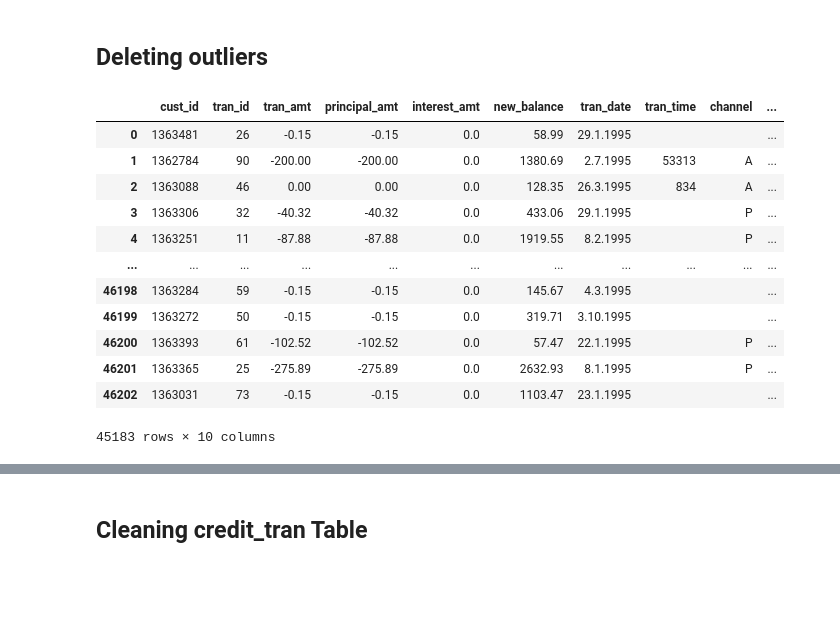
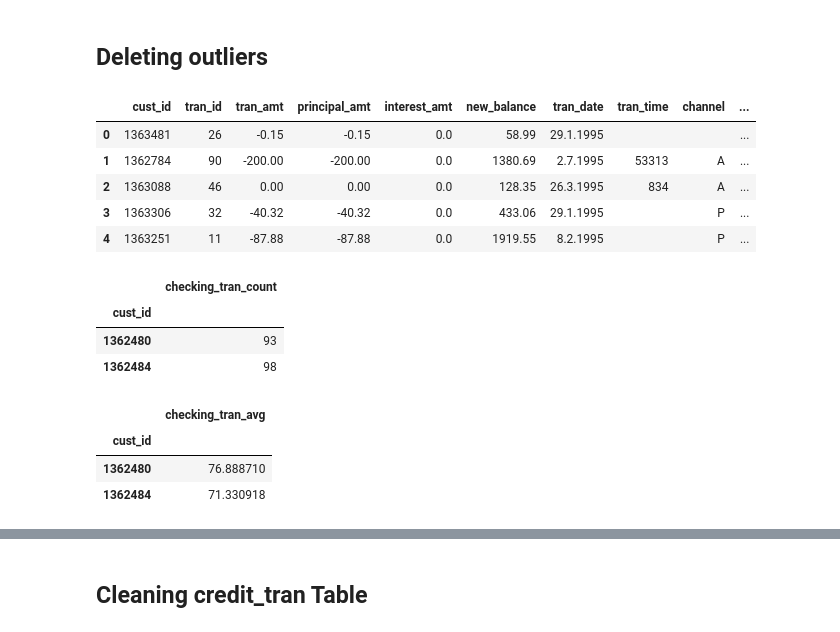
Before and after one commit to taaaraaa/Unsupervised-Learning, a Jupyter notebook: transactions table EDA.ipynb, the cells around one changed output, grey strips where cells are left out. Saved outputs shown, nothing was run; the diff lists cells and outputs as text; code cells hidden in the pictures; blank space fills up the shorter version.

```diff
--- a/transactions table EDA.ipynb
+++ b/transactions table EDA.ipynb
@@ -217,18 +233,11 @@ Name: tran_amt, Length: 1021, dtype: float64
 ## Deleting outliers
 # %%
 checking_tran_clean=checking_tran[(np.abs(stats.zscore(checking_tran['tran_amt'])) <= 3)]
-checking_tran_clean
+checking_tran_clean.head()
 # %% [output]
 |  | cust_id | tran_id | tran_amt | principal_amt | interest_amt | new_balance | tran_date | tran_time | channel | ... |
 | 0 | 1363481 | 26 | -0.15 | -0.15 | 0.0 | 58.99 | 29.1.1995 |  |  | ... |
 | 1 | 1362784 | 90 | -200.00 | -200.00 | 0.0 | 1380.69 | 2.7.1995 | 53313 | A | ... |
 | 2 | 1363088 | 46 | 0.00 | 0.00 | 0.0 | 128.35 | 26.3.1995 | 834 | A | ... |
 | 3 | 1363306 | 32 | -40.32 | -40.32 | 0.0 | 433.06 | 29.1.1995 |  | P | ... |
 | 4 | 1363251 | 11 | -87.88 | -87.88 | 0.0 | 1919.55 | 8.2.1995 |  | P | ... |
-| ... | ... | ... | ... | ... | ... | ... | ... | ... | ... | ... |
-| 46198 | 1363284 | 59 | -0.15 | -0.15 | 0.0 | 145.67 | 4.3.1995 |  |  | ... |
-| 46199 | 1363272 | 50 | -0.15 | -0.15 | 0.0 | 319.71 | 3.10.1995 |  |  | ... |
-| 46200 | 1363393 | 61 | -102.52 | -102.52 | 0.0 | 57.47 | 22.1.1995 |  | P | ... |
-| 46201 | 1363365 | 25 | -275.89 | -275.89 | 0.0 | 2632.93 | 8.1.1995 |  | P | ... |
-| 46202 | 1363031 | 73 | -0.15 | -0.15 | 0.0 | 1103.47 | 23.1.1995 |  |  | ... |
-45183 rows × 10 columns
@@ -235,2 +248,18 @@ checking_tran_clean
 # %%
-checking_tran_clean=checking_tran_clean[['cust_id','tran_amt']]
+checking_tran_clean_df1 = checking_tran_clean.groupby(['cust_id']).count()
+checking_tran_clean_df1= checking_tran_clean_df1.rename(columns={'tran_amt': 'checking_tran_count'})
+checking_tran_clean_df1.head(2)
+# %% [output]
+|  | checking_tran_count |
+| cust_id |  |
+| 1362480 | 93 |
+| 1362484 | 98 |
+# %%
+checking_tran_clean_df2 = checking_tran_clean.groupby(['cust_id']).mean()
+checking_tran_clean_df2 = checking_tran_clean_df2.rename(columns={'tran_amt': 'checking_tran_avg'})
+checking_tran_clean_df2.head(2)
+# %% [output]
+|  | checking_tran_avg |
+| cust_id |  |
+| 1362480 | 76.888710 |
+| 1362484 | 71.330918 |
```
Also changed, not shown: parts of 27 cells of this notebook, 1 other file.
